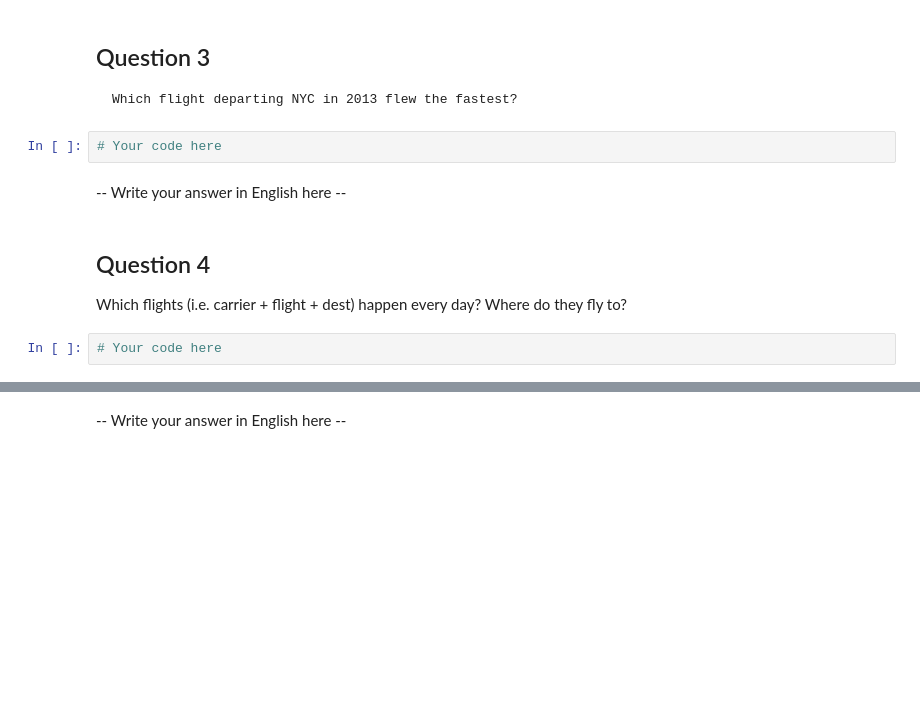
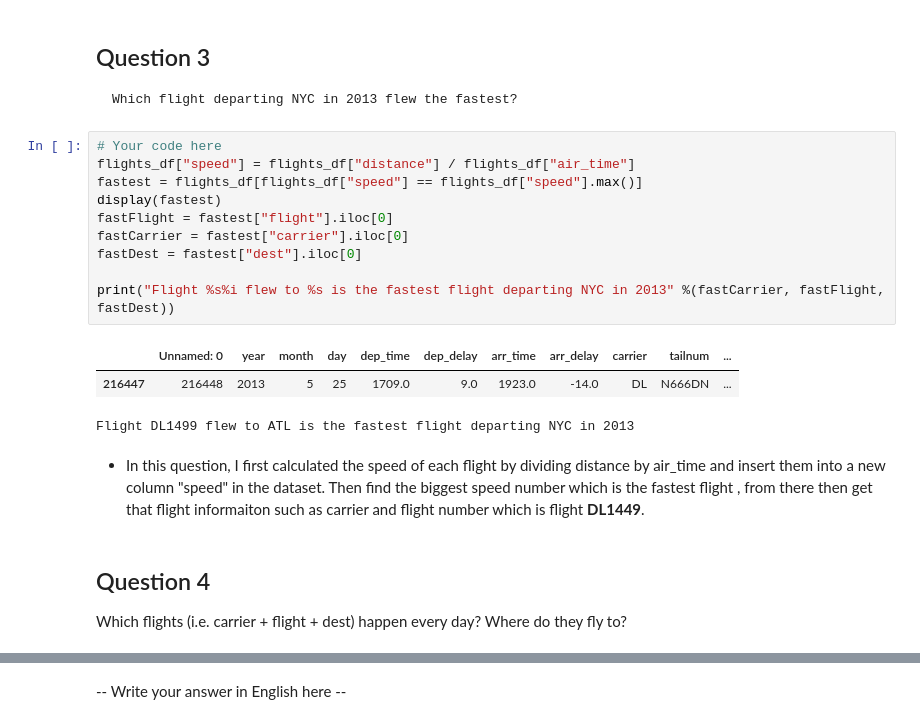
Before and after one commit to victoriajuan/371_Core_Methods_In_Data_Science, a Jupyter notebook: assignment/problem_set_1/JUAN_YIRAN_PS1.ipynb, the cells around one changed output, grey strips where cells are left out. Drawn from its saved outputs; the diff is of its cells as text; blank space fills up the shorter version.

```diff
--- a/assignment/problem_set_1/JUAN_YIRAN_PS1.ipynb
+++ b/assignment/problem_set_1/JUAN_YIRAN_PS1.ipynb
@@ -238,12 +250,22 @@ print(t)
 # %% [markdown]
 ## Question 3
     Which flight departing NYC in 2013 flew the fastest?
-# %%
-# Your code here
-# %% [markdown]
- -- Write your answer in English here --
+# %%
+# Your code here
+flights_df["speed"] = flights_df["distance"] / flights_df["air_time"]
+fastest = flights_df[flights_df["speed"] == flights_df["speed"].max()]
+display(fastest)
+fastFlight = fastest["flight"].iloc[0]
+fastCarrier = fastest["carrier"].iloc[0]
+fastDest = fastest["dest"].iloc[0]
+
+print("Flight %s%i flew to %s is the fastest flight departing NYC in 2013" %(fastCarrier, fastFlight, fastDest))
+# %% [output]
+|  | Unnamed: 0 | year | month | day | dep_time | dep_delay | arr_time | arr_delay | carrier | tailnum | ... |
+| 216447 | 216448 | 2013 | 5 | 25 | 1709.0 | 9.0 | 1923.0 | -14.0 | DL | N666DN | ... |
+Flight DL1499 flew to ATL is the fastest flight departing NYC in 2013
+# %% [markdown]
+- In this question, I first calculated the speed of each flight by dividing distance by air_time and insert them into a new column "speed" in the dataset. Then find the biggest speed number which is the fastest flight , from there then get that flight informaiton such as carrier and flight number which is flight **DL1449**.
 # %% [markdown]
 ## Question 4
 Which flights (i.e. carrier + flight + dest) happen every day? Where do they fly to?
-# %%
-# Your code here
```
Also changed, not shown: parts of 8 cells of this notebook.
